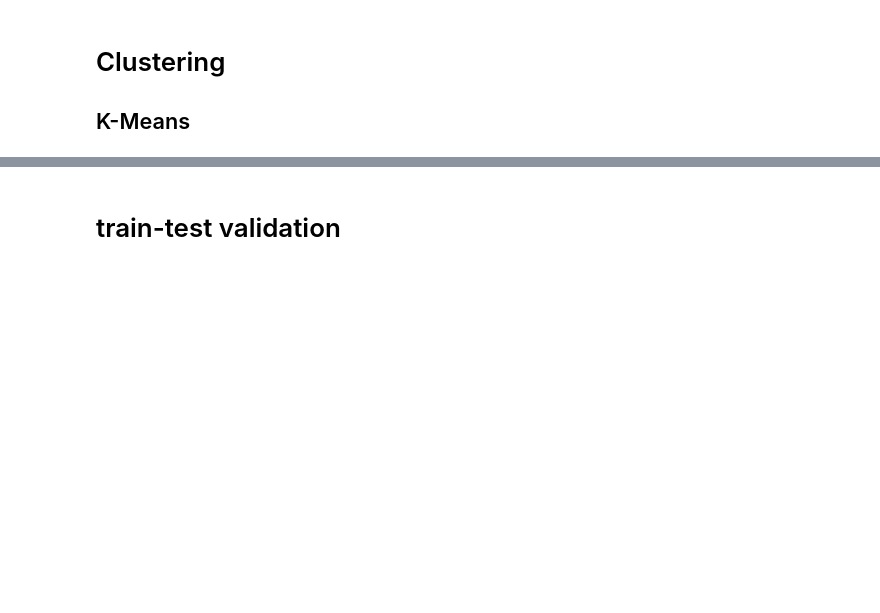
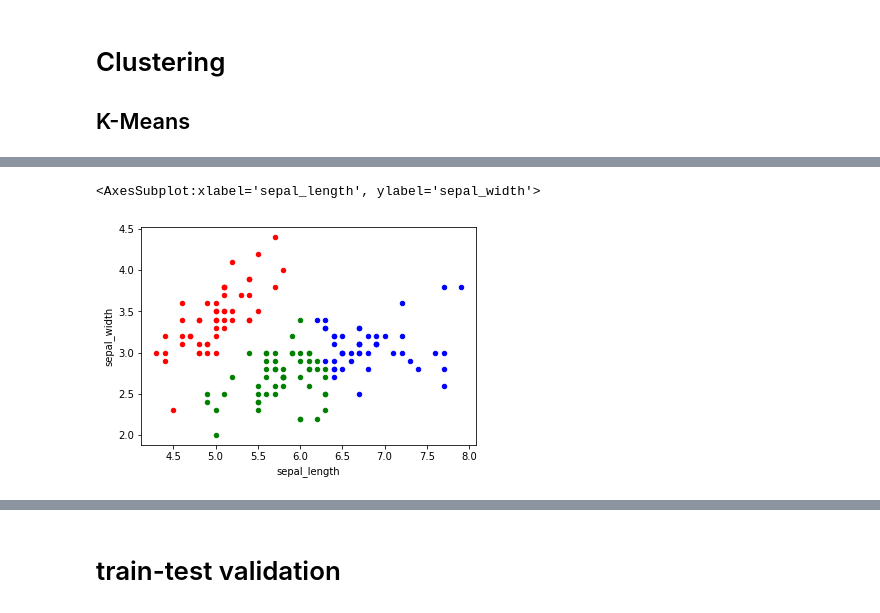
Before and after one commit to Bl3f/amse2022, a Jupyter notebook: Groupe B/Day 3 — ML.ipynb, the cells around one changed output, grey strips where cells are left out. Drawn from its saved outputs; the diff is of its cells as text; code cells hidden in the pictures; blank space fills up the shorter version.

```diff
--- a/Groupe B/Day 3 — ML.ipynb
+++ b/Groupe B/Day 3 — ML.ipynb
@@ -160,0 +180,2 @@ accuracy_score(y_test, regr_log_2.predict(X_test))
+# %%
+kmeans = KMeans(n_clusters=3, random_state=0)
@@ -160,0 +186,2 @@ accuracy_score(y_test, regr_log_2.predict(X_test))
+# %%
+pred = df[["sepal_length", "sepal_width"]]
@@ -160,0 +196,20 @@ accuracy_score(y_test, regr_log_2.predict(X_test))
+# %%
+ax = pred[pred["pred"] == 0].plot(
+    kind="scatter", x="sepal_length", y="sepal_width",
+    color="green"
+)
+
+pred[pred["pred"] == 1].plot(
+    kind="scatter", x="sepal_length", y="sepal_width",
+    color="red",
+    ax=ax,
+)
+
+pred[pred["pred"] == 2].plot(
+    kind="scatter", x="sepal_length", y="sepal_width",
+    color="blue",
+    ax=ax,
+)
+# %% [output]
+<AxesSubplot:xlabel='sepal_length', ylabel='sepal_width'>
+[figure, added]
```
Also changed, not shown: parts of 12 cells of this notebook.
